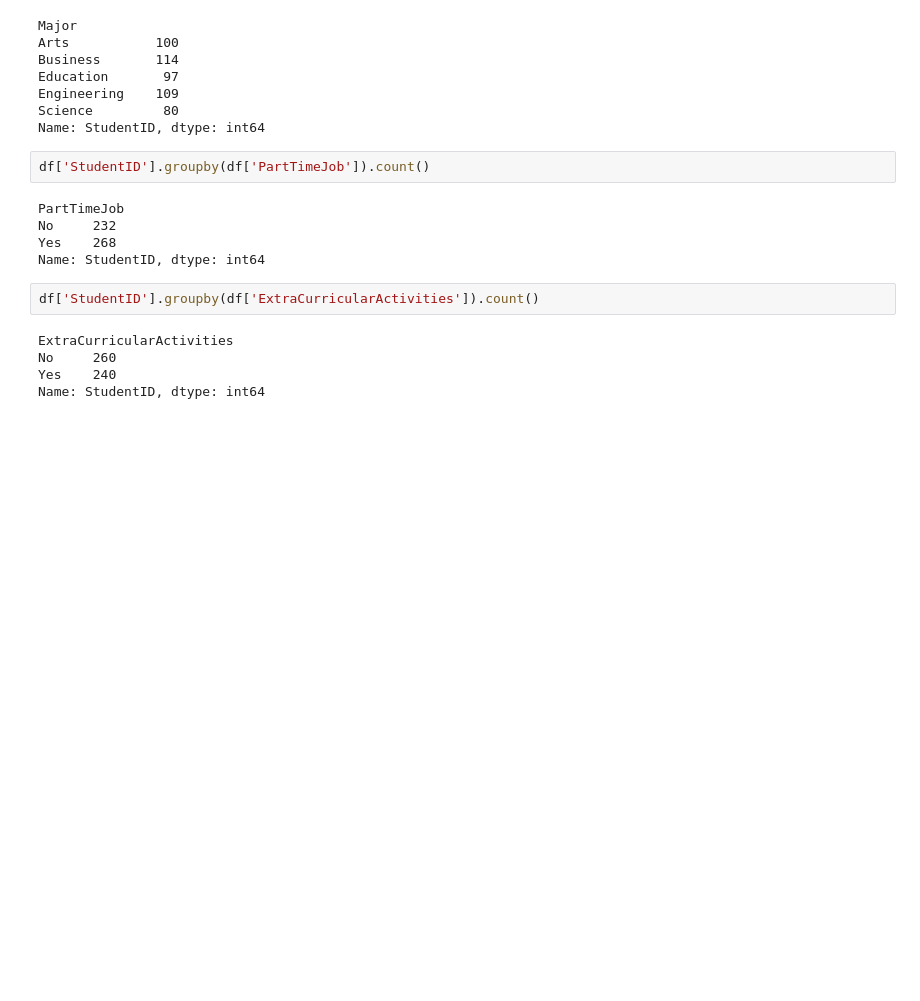
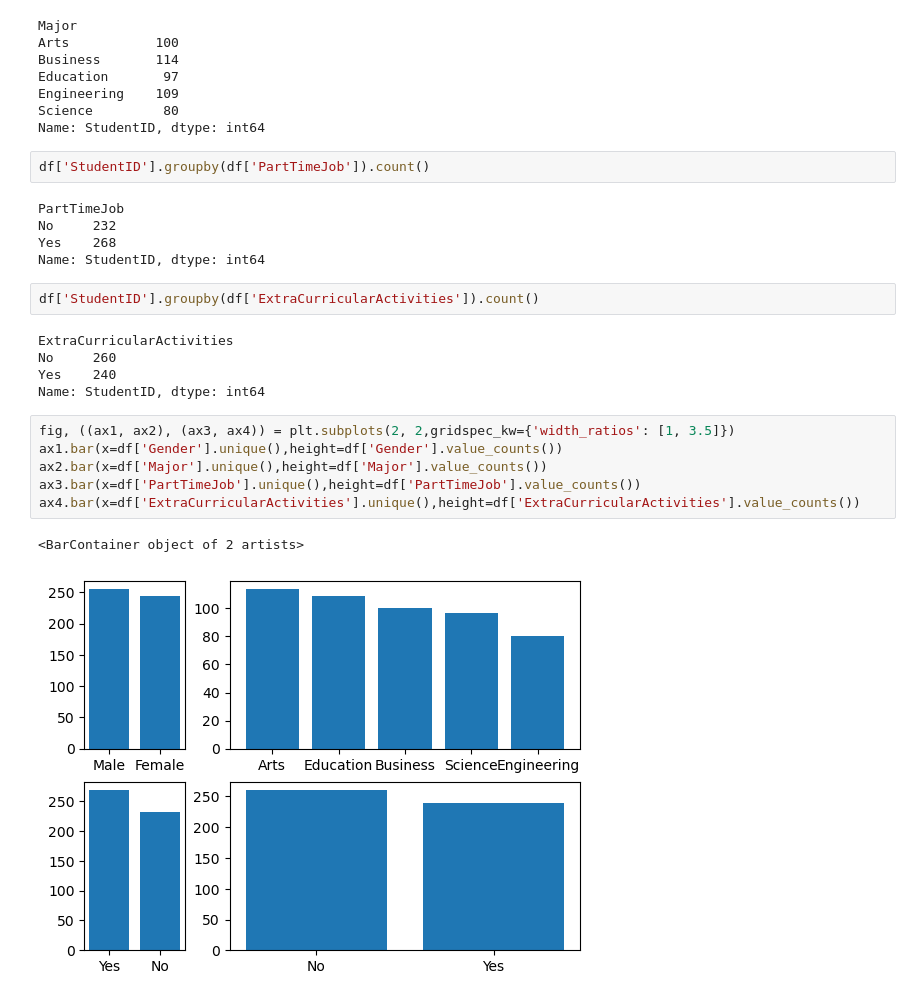
Before and after one commit to AniketRathod305/Student_Performance_EDA, a Jupyter notebook: Student_Performance_Data.ipynb, the cells around one changed output. Saved outputs shown, nothing was run; the diff lists cells and outputs as text; blank space fills up the shorter version.

```diff
--- a/Student_Performance_Data.ipynb
+++ b/Student_Performance_Data.ipynb
@@ -82,3 +105,12 @@ ExtraCurricularActivities
 No     260
 Yes    240
 Name: StudentID, dtype: int64
+# %%
+fig, ((ax1, ax2), (ax3, ax4)) = plt.subplots(2, 2,gridspec_kw={'width_ratios': [1, 3.5]})
+ax1.bar(x=df['Gender'].unique(),height=df['Gender'].value_counts())
+ax2.bar(x=df['Major'].unique(),height=df['Major'].value_counts())
+ax3.bar(x=df['PartTimeJob'].unique(),height=df['PartTimeJob'].value_counts())
+ax4.bar(x=df['ExtraCurricularActivities'].unique(),height=df['ExtraCurricularActivities'].value_counts())
+# %% [output]
+<BarContainer object of 2 artists>
+[figure, added]
```
Also changed, not shown: parts of 9 cells of this notebook.
